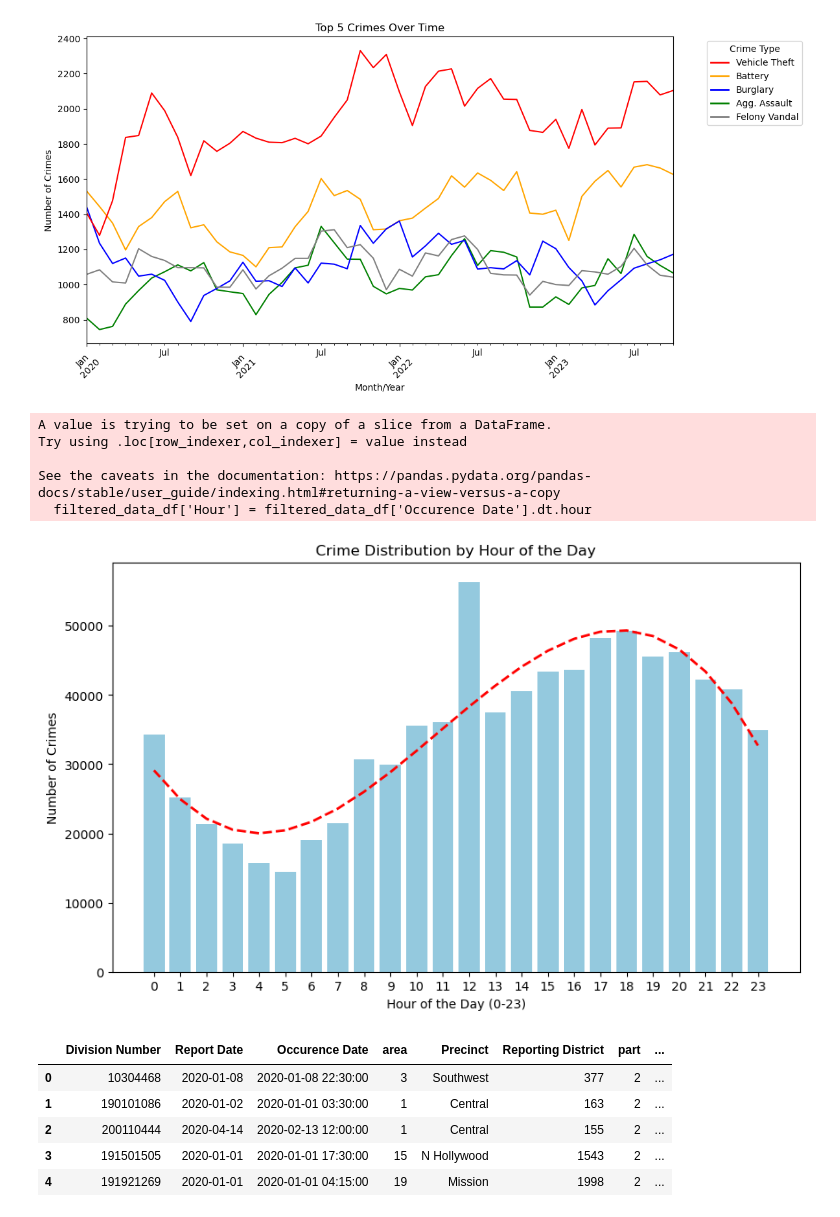
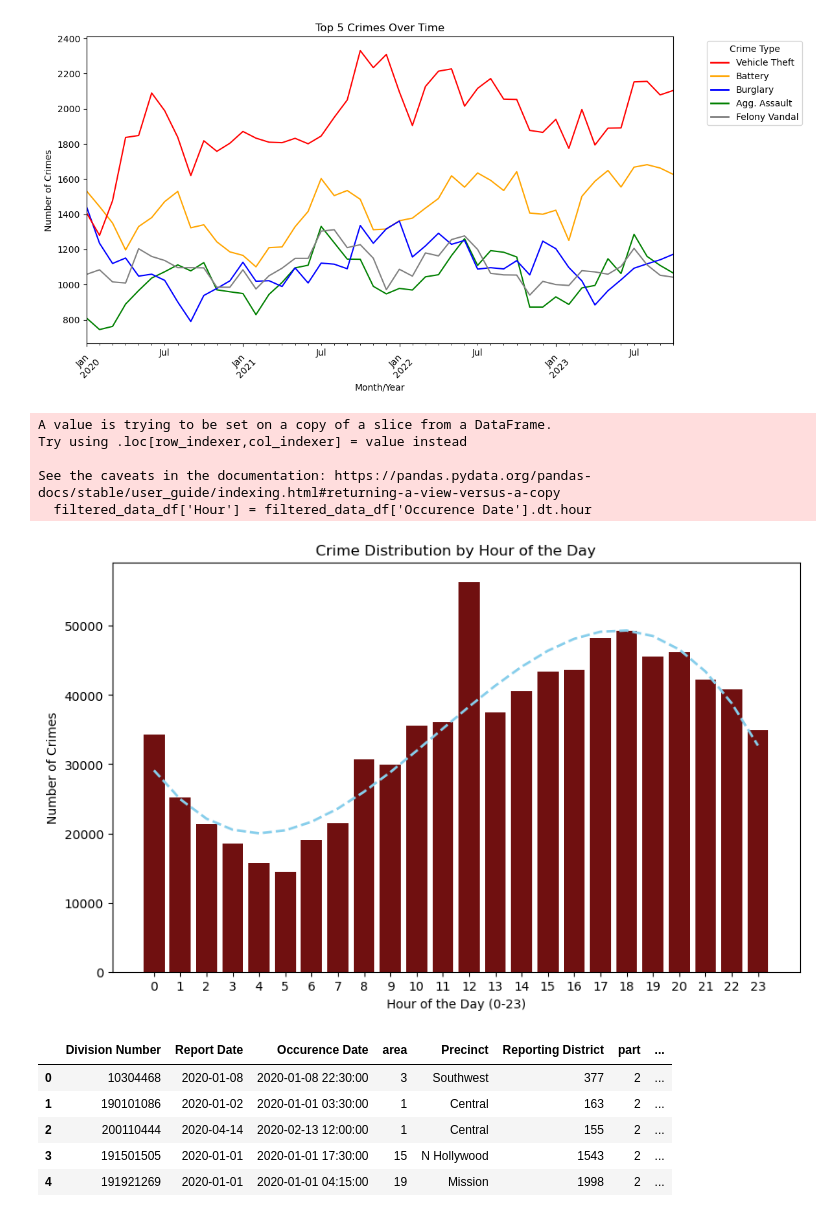
Before and after one commit to eshih22/la_crime_group_project, a Jupyter notebook: LA_crime_data.ipynb, the cells around one changed output. Cells and saved outputs as stored; diff of their text form; code cells hidden in the pictures.

```diff
--- a/LA_crime_data.ipynb
+++ b/LA_crime_data.ipynb
@@ -437,36 +437,36 @@ plt.show()
 # Extracting hour from the 'date_occurred' column
 filtered_data_df['Hour'] = filtered_data_df['Occurence Date'].dt.hour
 
 # Counting crimes by each hour of the day
 hourly_crime_counts = filtered_data_df['Hour'].value_counts().sort_index()
 
 
 
 # Fit a polynomial curve to the data
 degree = 3  # You can adjust the degree of the polynomial
 coefficients = np.polyfit(hourly_crime_counts.index, hourly_crime_counts.values, degree)
 polynomial = np.poly1d(coefficients)
 
 # Plotting the distribution of crimes by hour with trend line
 plt.figure(figsize=(10, 6))
-sns.barplot(x=hourly_crime_counts.index, y=hourly_crime_counts.values, color="skyblue")
-plt.plot(hourly_crime_counts.index, polynomial(hourly_crime_counts.index), color='red', linestyle='--', linewidth=2)
+sns.barplot(x=hourly_crime_counts.index, y=hourly_crime_counts.values, color="maroon")
+plt.plot(hourly_crime_counts.index, polynomial(hourly_crime_counts.index), color='skyblue', linestyle='--', linewidth=2)
 
 # Updating plot labels and title
 plt.title('Crime Distribution by Hour of the Day')
 plt.xlabel('Hour of the Day (0-23)')
 plt.ylabel('Number of Crimes')
 
 # Show the plot
 plt.xticks(range(24), [str(hour) for hour in range(24)])  # Set x-axis ticks
 plt.show()
 # %% [output]
 A value is trying to be set on a copy of a slice from a DataFrame.
 Try using .loc[row_indexer,col_indexer] = value instead
 
 See the caveats in the documentation: https://pandas.pydata.org/pandas-docs/stable/user_guide/indexing.html#returning-a-view-versus-a-copy
   filtered_data_df['Hour'] = filtered_data_df['Occurence Date'].dt.hour
-[figure, old version]
+[figure, new version]
 # %%
 filtered_data_df.head()
 # %% [output]
```
Also changed, not shown: parts of 22 cells of this notebook.
